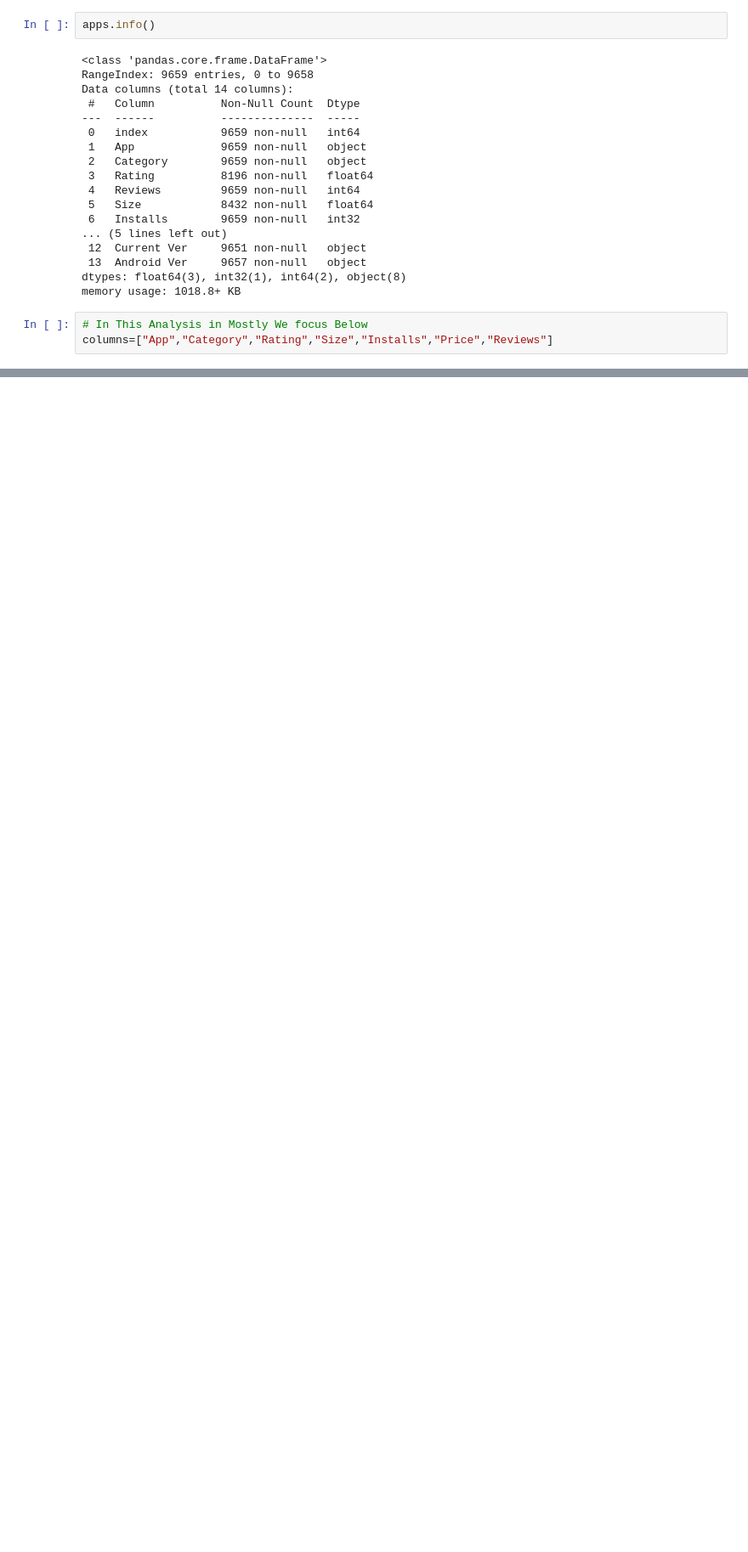
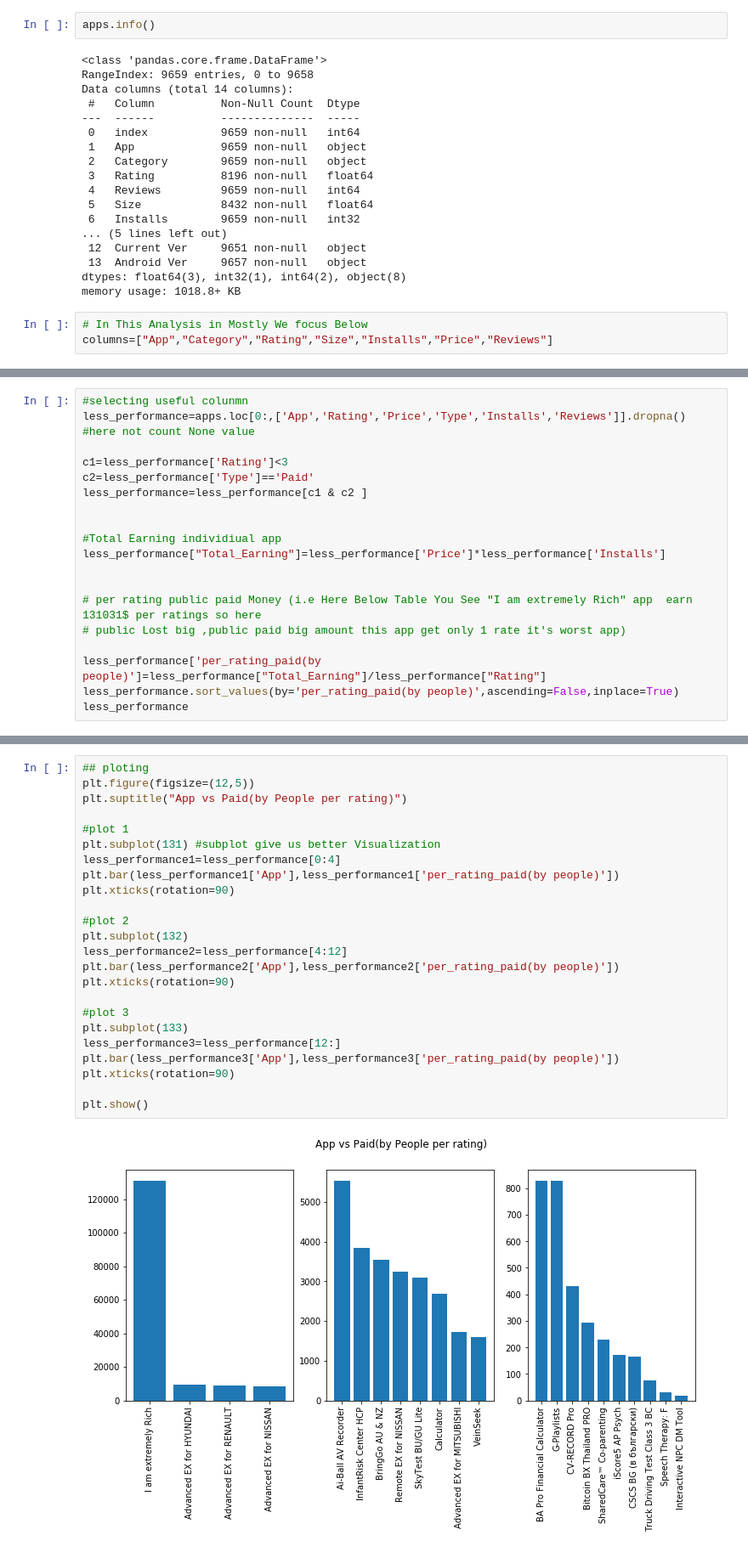
Before and after one commit to nikshingadiya/jupyter, a Jupyter notebook: Kaggle/Google Apps Data Analysis.ipynb, the cells around one changed output, grey strips where cells are left out. Shown at 85% size. Saved outputs shown, nothing was run; the diff lists cells and outputs as text; blank space fills up the shorter version.

```diff
--- a/Kaggle/Google Apps Data Analysis.ipynb
+++ b/Kaggle/Google Apps Data Analysis.ipynb
@@ -130,0 +127,19 @@ plt.show()
+# %%
+#selecting useful colunmn
+less_performance=apps.loc[0:,['App','Rating','Price','Type','Installs','Reviews']].dropna() #here not count None value
+
+c1=less_performance['Rating']<3
+c2=less_performance['Type']=='Paid'
+less_performance=less_performance[c1 & c2 ]
+
+
+#Total Earning individiual app
+less_performance["Total_Earning"]=less_performance['Price']*less_performance['Installs']
+
+
+# per rating public paid Money (i.e Here Below Table You See "I am extremely Rich" app  earn 131031$ per ratings so here
+# public Lost big ,public paid big amount this app get only 1 rate it's worst app)
+
+less_performance['per_rating_paid(by people)']=less_performance["Total_Earning"]/less_performance["Rating"]
+less_performance.sort_values(by='per_rating_paid(by people)',ascending=False,inplace=True)
+less_performance
@@ -130,0 +164,26 @@ plt.show()
+# %%
+## ploting
+plt.figure(figsize=(12,5))
+plt.suptitle("App vs Paid(by People per rating)")
+
+#plot 1
+plt.subplot(131) #subplot give us better Visualization
+less_performance1=less_performance[0:4]
+plt.bar(less_performance1['App'],less_performance1['per_rating_paid(by people)'])
+plt.xticks(rotation=90)
+
+#plot 2
+plt.subplot(132)
+less_performance2=less_performance[4:12]
+plt.bar(less_performance2['App'],less_performance2['per_rating_paid(by people)'])
+plt.xticks(rotation=90)
+
+#plot 3
+plt.subplot(133)
+less_performance3=less_performance[12:]
+plt.bar(less_performance3['App'],less_performance3['per_rating_paid(by people)'])
+plt.xticks(rotation=90)
+
+plt.show()
+# %% [output]
+[figure, added]
```
Also changed, not shown: parts of 17 cells of this notebook, 29 other files.
